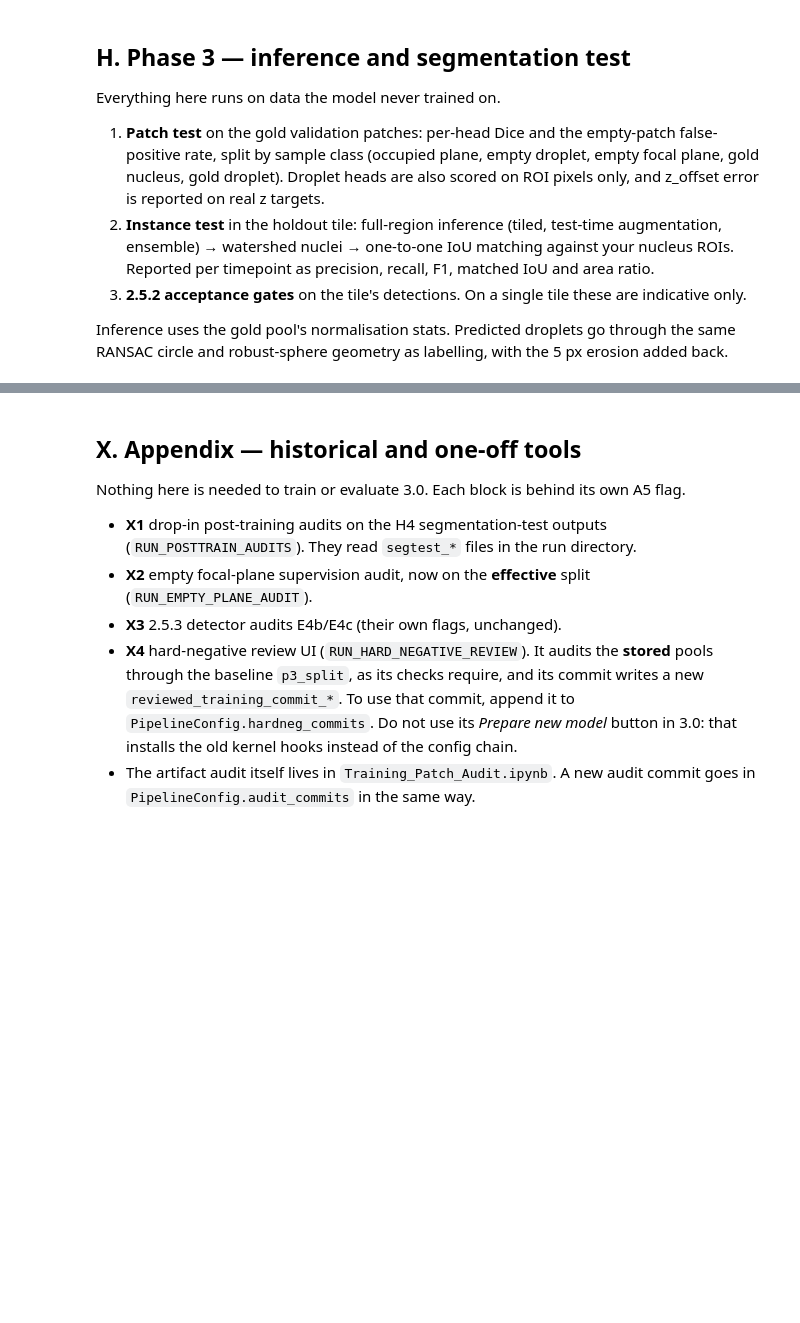
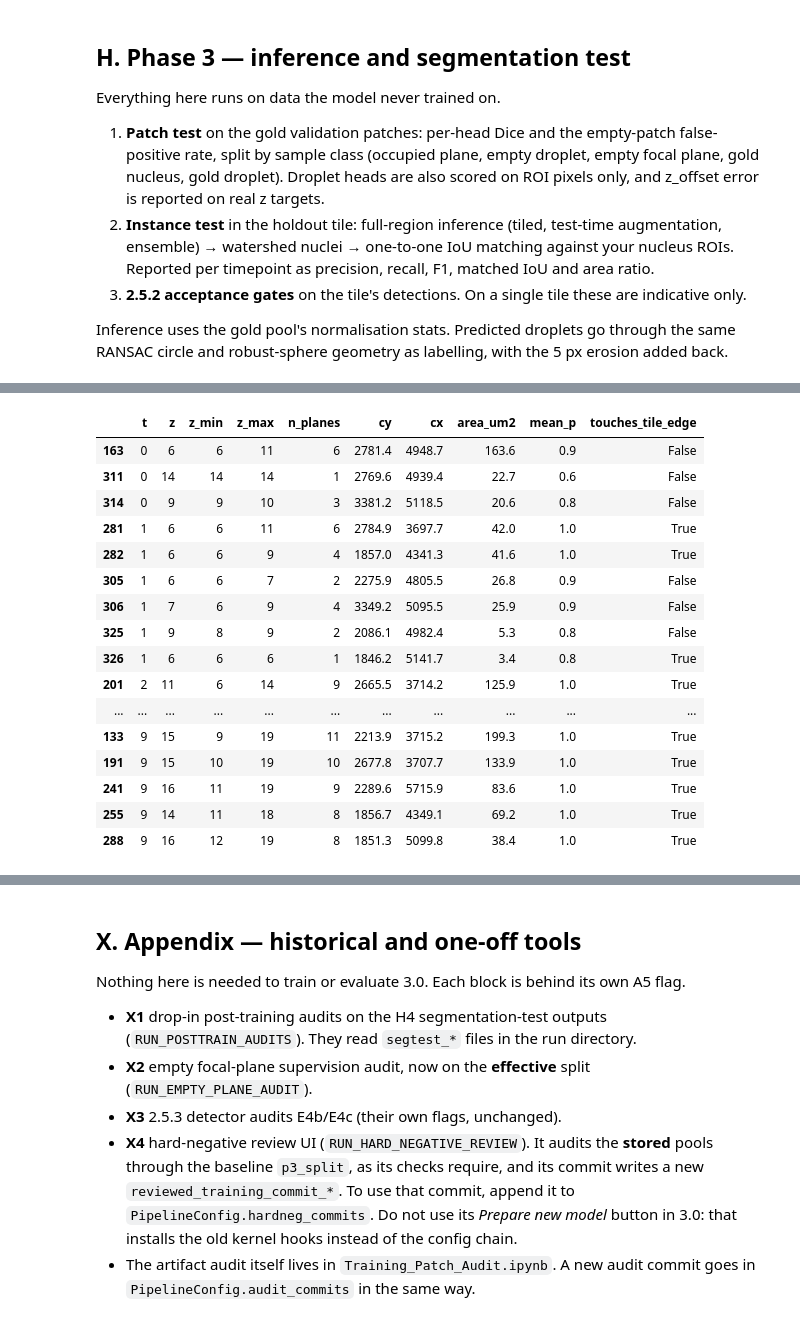
Before and after one commit to Tdeibert/Nuclear_Scaling_ML, a Jupyter notebook: Code_Repository/Python/Model_Training/vulcan_training_3_0.ipynb, the cells around one changed output, grey strips where cells are left out. Cells and saved outputs as stored; diff of their text form; code cells hidden in the pictures; blank space fills up the shorter version.

```diff
--- a/Code_Repository/Python/Model_Training/vulcan_training_3_0.ipynb
+++ b/Code_Repository/Python/Model_Training/vulcan_training_3_0.ipynb
@@ -4472,0 +4771,18 @@ if RUN_AREA_EQUIVALENCE:
+# %%
+# ANALYSIS (validation): paired equivalence on the SAME nuclei (gold vs segmented area),
+# using the 186 validated pairs from the pairing step. Log-ratio TOST: equivalent when the
+# 90% CI of the mean log(seg/gold) lies within log(1 +/- margin_pct). Plus Bland-Altman stats.
+_pairs["log_ratio"] = np.log(_pairs.seg / _pairs.gold)
+_rows = []
+for t, p in list(_pairs.groupby("t")) + [("t>=3 pooled", _pairs[_pairs.t >= 3])]:
+    g = p.gold
+    m_pct = (np.pi / 2 * (2 * np.sqrt(g / np.pi)).mean() * EQUIV_DIAMETER_TOL_UM) / g.mean()
+    lo_b, hi_b = np.log(1 - m_pct), np.log(1 + m_pct)
+    x = p.log_ratio
+    se = x.std(ddof=1) / np.sqrt(len(x)); tcrit = _st.t.ppf(0.95, len(x) - 1)
+    ci = (x.mean() - tcrit * se, x.mean() + tcrit * se)
+    _rows.append(dict(t=t, n=len(x), mean_ratio=np.exp(x.mean()), ci_lo=np.exp(ci[0]), ci_hi=np.exp(ci[1]),
+                      margin=f"±{100 * m_pct:.1f}%", equivalent=bool(ci[0] > lo_b and ci[1] < hi_b),
+                      ba_bias_um2=(p.seg - p.gold).mean(), ba_loa_um2=1.96 * (p.seg - p.gold).std(ddof=1)))
+PAIRED_EQ = pd.DataFrame(_rows)
+display(PAIRED_EQ.round(3))
@@ -4472,0 +4861,61 @@ if RUN_AREA_EQUIVALENCE:
+# %%
+# ANALYSIS (one-off, writes one CSV): segmented 3D nuclei with NO gold counterpart in x,y.
+# A segmented nucleus "has gold" if its central x,y (centroid of its max-area section) lies
+# inside ANY hand-traced gold ROI at the same timepoint, on ANY plane (z-independent, so
+# plane-assignment/numbering questions cannot affect the match). Everything else is listed
+# as an artifact candidate with t, plane, position, size and plane span.
+# Also reports what the population comparison looks like with them removed.
+_rd = Path(EQUIV_RUN_DIR or cfg.run_dir)
+_meta = json.loads((_rd / "qc" / "segtest_prob.json").read_text())
+_box = tuple(_meta["box"])
+_det = pd.read_csv(_rd / "qc" / "segtest_detections.csv")
+_gold_planes = p3_gold_in_box(_box, _meta["t_range"], _meta["z_range"], cfg)
+
+# x,y footprint of every gold ROI per timepoint (union over planes), frame coordinates
+_foot = {}
+for (t, z), locs in _gold_planes.items():
+    for (a, b, c, d), m in locs:
+        _foot.setdefault(int(t), []).append(((a, b, c, d), m))
+
+def _gold_covers(t, cy, cx):
+    y, x = int(round(cy)), int(round(cx))
+    for (a, b, c, d), m in _foot.get(int(t), []):
+        if a <= y < c and b <= x < d and m[y - a, x - b]:
+            return True
+    return False
+
+# one row per segmented 3D nucleus: its max-area section, plane span and z range
+# FIX: detections already carry n_planes; only add the z range so the merge doesn't
+# duplicate the column (which renamed it to n_planes_x / n_planes_y).
+_span = _det.groupby(["t", "nucleus_id"]).agg(z_min=("z", "min"), z_max=("z", "max"))
+NUC3D = (_det.sort_values("area_um2", ascending=False).drop_duplicates(["t", "nucleus_id"])
+             .merge(_span.reset_index(), on=["t", "nucleus_id"]))
+NUC3D["has_gold_xy"] = [_gold_covers(r.t, r.cy, r.cx) for r in NUC3D.itertuples()]
+_r = np.sqrt(NUC3D.area_um2 / np.pi) / cfg.pixel_size_um
+NUC3D["touches_tile_edge"] = ((NUC3D.cy - _box[0] < _r) | (_box[2] - NUC3D.cy < _r)
+                              | (NUC3D.cx - _box[1] < _r) | (_box[3] - NUC3D.cx < _r))
+
+NO_GOLD = NUC3D[~NUC3D.has_gold_xy].sort_values(["t", "area_um2"], ascending=[True, False])
+print(f"segmented 3D nuclei: {len(NUC3D)} | with gold x,y counterpart: {int(NUC3D.has_gold_xy.sum())} | "
+      f"WITHOUT: {len(NO_GOLD)} ({len(NO_GOLD) / len(NUC3D):.0%})")
+display(NUC3D.groupby("t").agg(segmented=("has_gold_xy", "size"),
+                               with_gold=("has_gold_xy", "sum"),
+                               without_gold=("has_gold_xy", lambda s: int((~s).sum())),
+                               median_area_without=("area_um2", lambda a: a[~NUC3D.loc[a.index, "has_gold_xy"]].median()))
+            .round(1))
+display(NO_GOLD[["t", "z", "z_min", "z_max", "n_planes", "cy", "cx", "area_um2", "mean_p",
+                 "touches_tile_edge"]].round(1))
+NO_GOLD.to_csv(_rd / "qc" / "segmented_without_gold_xy.csv", index=False)
+print("saved ->", _rd / "qc" / "segmented_without_gold_xy.csv")
+
+# population check with them removed (max-area section vs all traced gold columns)
+_kept = NUC3D[NUC3D.has_gold_xy]
+_zc_all = pd.read_csv(cfg.reviewed_root / "z_cluster_flags.csv")
+_zc_all = _zc_all[_zc_all.cy.between(_box[0], _box[2]) & _zc_all.cx.between(_box[1], _box[3])]
+_zc_all["area_um2"] = np.pi * (_zc_all.r_eq_px * cfg.pixel_size_um) ** 2
+print("\nmean area ratio (segmented / gold) per t:")
+print("  all segmented      :", {int(t): round(NUC3D[NUC3D.t == t].area_um2.mean() / g.area_um2.mean(), 2)
+                                 for t, g in _zc_all.groupby("t") if (NUC3D.t == t).any()})
+print("  without no-gold set:", {int(t): round(_kept[_kept.t == t].area_um2.mean() / g.area_um2.mean(), 2)
+                                 for t, g in _zc_all.groupby("t") if (_kept.t == t).any()})
+# %% [output]
@@ -4472,0 +4935,17 @@ if RUN_AREA_EQUIVALENCE:
+|  | t | z | z_min | z_max | n_planes | cy | cx | area_um2 | mean_p | touches_tile_edge |
+| 163 | 0 | 6 | 6 | 11 | 6 | 2781.4 | 4948.7 | 163.6 | 0.9 | False |
+| 311 | 0 | 14 | 14 | 14 | 1 | 2769.6 | 4939.4 | 22.7 | 0.6 | False |
+| 314 | 0 | 9 | 9 | 10 | 3 | 3381.2 | 5118.5 | 20.6 | 0.8 | False |
+| 281 | 1 | 6 | 6 | 11 | 6 | 2784.9 | 3697.7 | 42.0 | 1.0 | True |
+| 282 | 1 | 6 | 6 | 9 | 4 | 1857.0 | 4341.3 | 41.6 | 1.0 | True |
+| 305 | 1 | 6 | 6 | 7 | 2 | 2275.9 | 4805.5 | 26.8 | 0.9 | False |
+| 306 | 1 | 7 | 6 | 9 | 4 | 3349.2 | 5095.5 | 25.9 | 0.9 | False |
+| 325 | 1 | 9 | 8 | 9 | 2 | 2086.1 | 4982.4 | 5.3 | 0.8 | False |
+| 326 | 1 | 6 | 6 | 6 | 1 | 1846.2 | 5141.7 | 3.4 | 0.8 | True |
+| 201 | 2 | 11 | 6 | 14 | 9 | 2665.5 | 3714.2 | 125.9 | 1.0 | True |
+| ... | ... | ... | ... | ... | ... | ... | ... | ... | ... | ... |
+| 133 | 9 | 15 | 9 | 19 | 11 | 2213.9 | 3715.2 | 199.3 | 1.0 | True |
+| 191 | 9 | 15 | 10 | 19 | 10 | 2677.8 | 3707.7 | 133.9 | 1.0 | True |
+| 241 | 9 | 16 | 11 | 19 | 9 | 2289.6 | 5715.9 | 83.6 | 1.0 | True |
+| 255 | 9 | 14 | 11 | 18 | 8 | 1856.7 | 4349.1 | 69.2 | 1.0 | True |
+| 288 | 9 | 16 | 12 | 19 | 8 | 1851.3 | 5099.8 | 38.4 | 1.0 | True |
```
Also changed, not shown: parts of 18 cells of this notebook.
